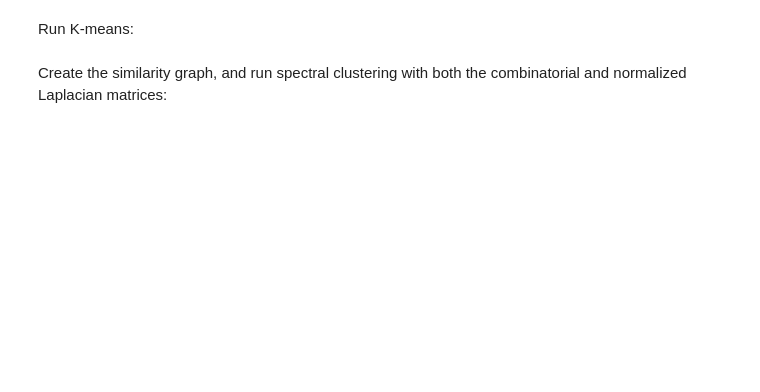
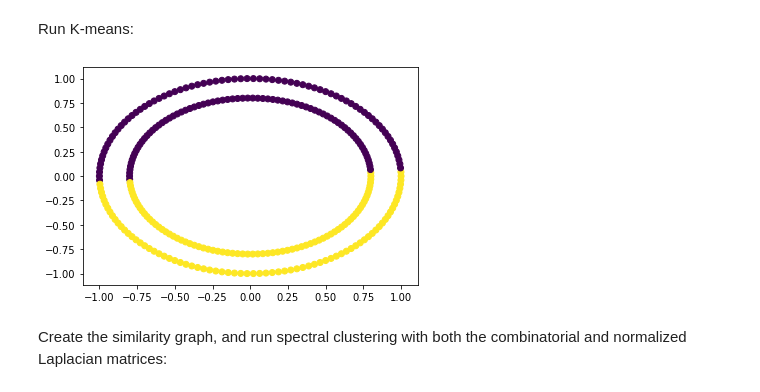
Before and after one commit to yehchunhung/ntds-2019, a Jupyter notebook: assignments/2_learning_with_graphs.ipynb, the cells around one changed output. Saved outputs shown, nothing was run; the diff lists cells and outputs as text; code cells hidden in the pictures; blank space fills up the shorter version.

```diff
--- a/assignments/2_learning_with_graphs.ipynb
+++ b/assignments/2_learning_with_graphs.ipynb
@@ -287,2 +296,11 @@ Run K-means:
+# %%
+# Your code here
+kmeans = KMeans(n_clusters= 2)
+kmeans.fit(X)
+y_pred = kmeans.predict(X)
+plt.scatter(X[:,0], X[:,1], c= y_pred)
+plt.show()
+# %% [output]
+[figure, added]
 # %% [markdown]
 Create the similarity graph, and run spectral clustering with both the combinatorial and normalized Laplacian matrices:
```
Also changed, not shown: parts of 34 cells of this notebook, 5 other files.
